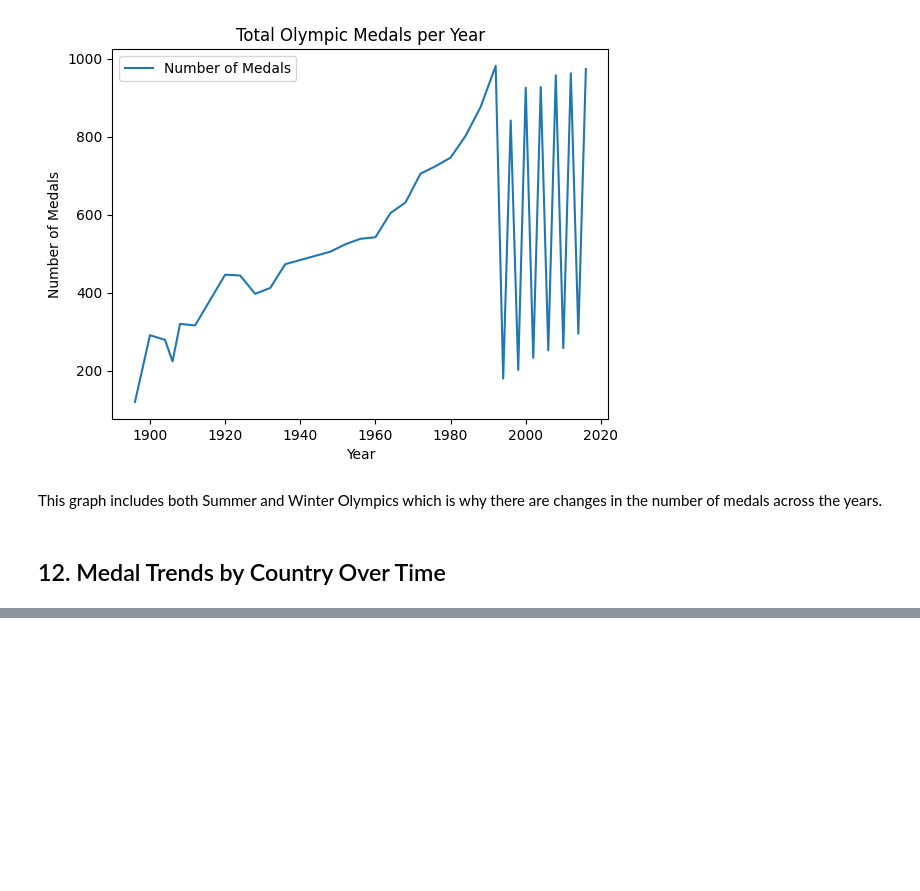
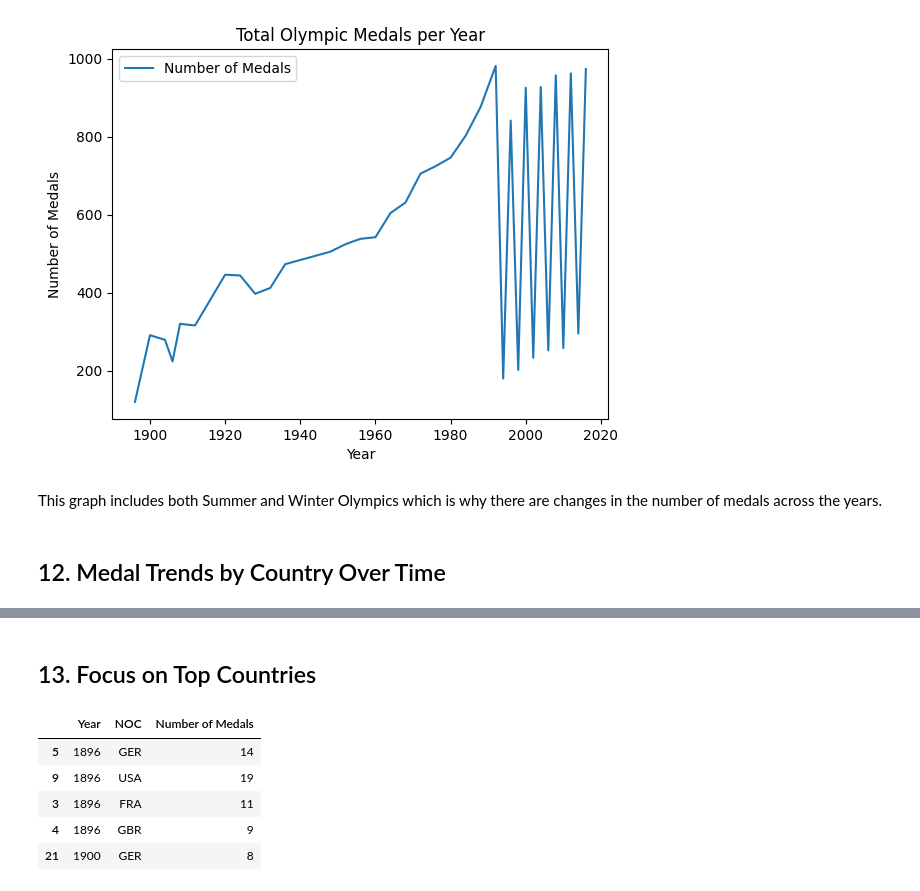
Before and after one commit to Jenushan44/olympic-performance-analyzer, a Jupyter notebook: notebooks/olympics_analysis.ipynb, the cells around one changed output, grey strips where cells are left out. Saved outputs shown, nothing was run; the diff lists cells and outputs as text; code cells hidden in the pictures; blank space fills up the shorter version.

```diff
--- a/notebooks/olympics_analysis.ipynb
+++ b/notebooks/olympics_analysis.ipynb
@@ -213,0 +203,13 @@ medal_trends_by_country.head()
+# %% [markdown]
+## 13. Focus on Top Countries
+# %%
+top_countries = ['USA', 'URS', 'GER', 'GBR', 'FRA']
+filtered_country_trends = medal_trends_by_country[medal_trends_by_country['NOC'].isin(top_countries)]
+filtered_country_trends.head()
+# %% [output]
+|  | Year | NOC | Number of Medals |
+| 5 | 1896 | GER | 14 |
+| 9 | 1896 | USA | 19 |
+| 3 | 1896 | FRA | 11 |
+| 4 | 1896 | GBR | 9 |
+| 21 | 1900 | GER | 8 |
```
Also changed, not shown: parts of 5 cells of this notebook.
